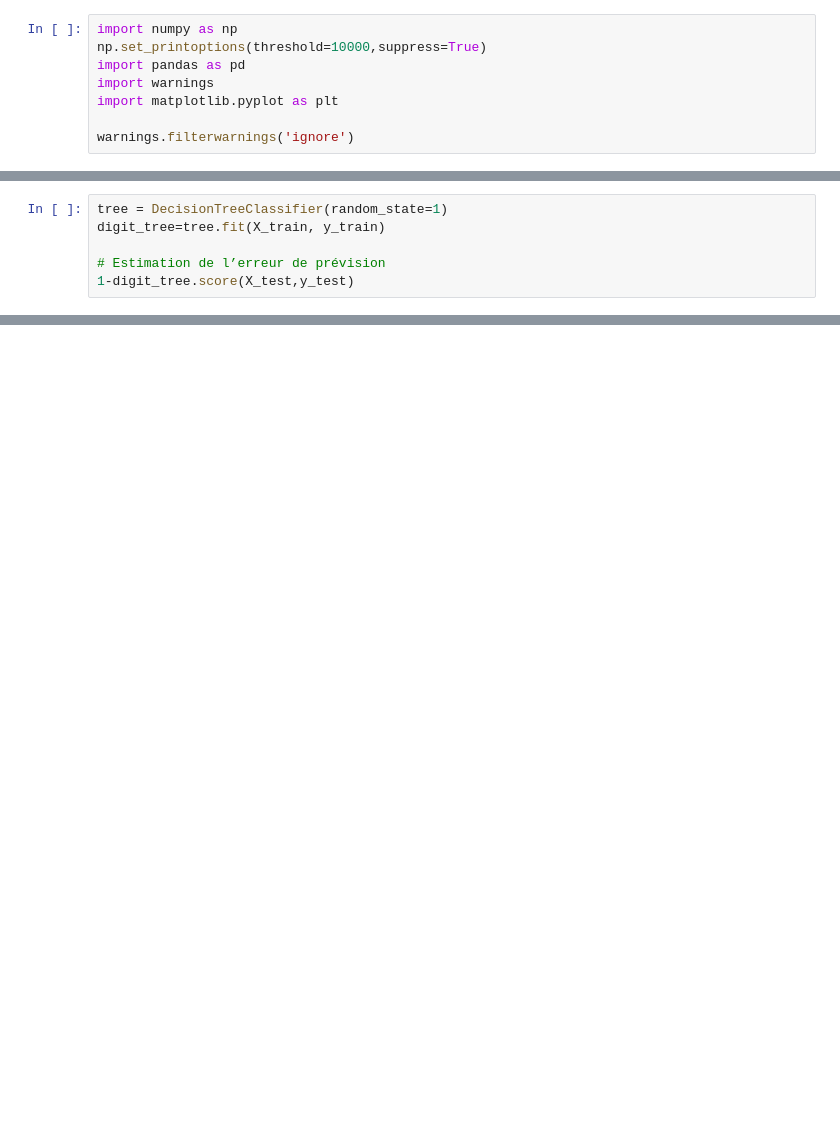
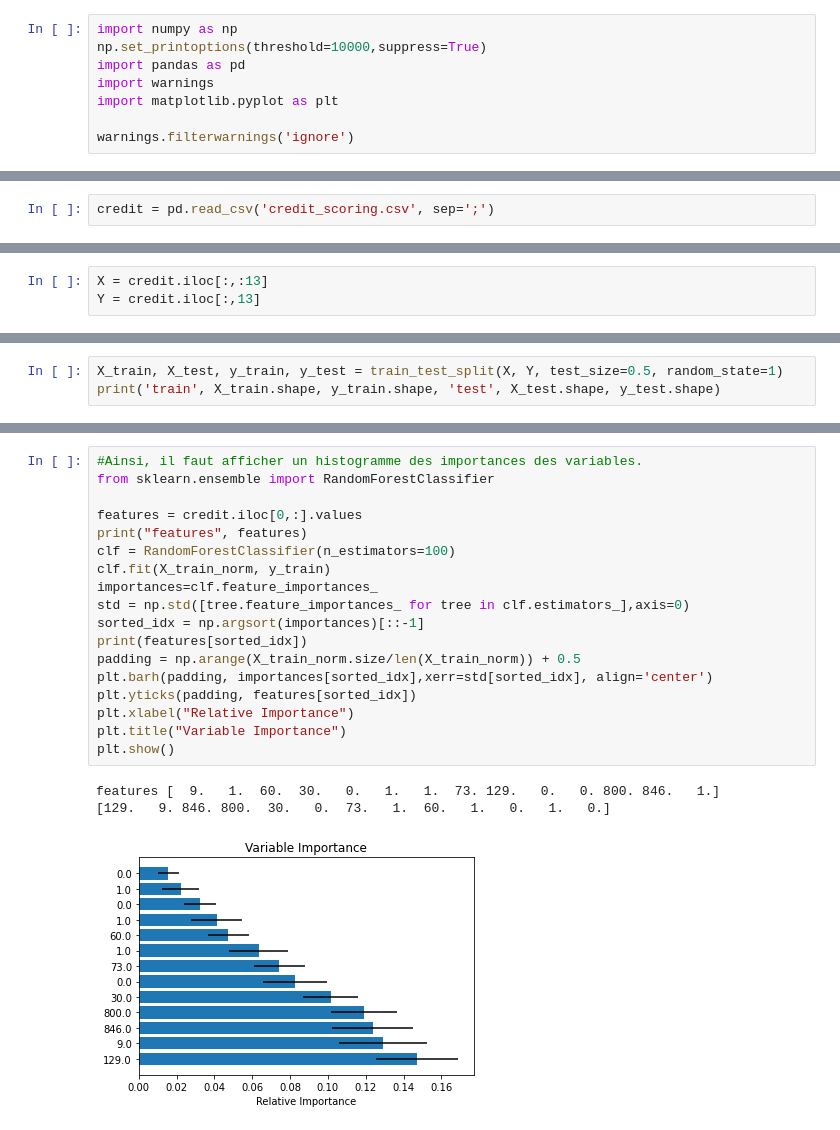
Before and after one commit to Affadine/credit_scoring, a Jupyter notebook: TP-SA-HAMAT_GLASS.ipynb, the cells around one changed output, grey strips where cells are left out. Saved outputs shown, nothing was run; the diff lists cells and outputs as text; blank space fills up the shorter version.

Commit message:
Selection variable

```diff
--- a/TP-SA-HAMAT_GLASS.ipynb
+++ b/TP-SA-HAMAT_GLASS.ipynb
@@ -50,6 +8,0 @@ from sklearn.tree import DecisionTreeClassifier
-# %%
-tree = DecisionTreeClassifier(random_state=1)
-digit_tree=tree.fit(X_train, y_train)
-
-# Estimation de l’erreur de prévision
-1-digit_tree.score(X_test,y_test)
@@ -238,0 +9,2 @@ Perceptron multi couches avec ACP  : Accuracy   77.51 Precision 83.01
+# %%
+credit = pd.read_csv('credit_scoring.csv', sep=';')
@@ -238,0 +20,3 @@ Perceptron multi couches avec ACP  : Accuracy   77.51 Precision 83.01
+# %%
+X = credit.iloc[:,:13]
+Y = credit.iloc[:,13]
@@ -238,0 +36,3 @@ Perceptron multi couches avec ACP  : Accuracy   77.51 Precision 83.01
+# %%
+X_train, X_test, y_train, y_test = train_test_split(X, Y, test_size=0.5, random_state=1)
+print('train', X_train.shape, y_train.shape, 'test', X_test.shape, y_test.shape)
@@ -238,0 +132,22 @@ Perceptron multi couches avec ACP  : Accuracy   77.51 Precision 83.01
+# %%
+#Ainsi, il faut afficher un histogramme des importances des variables.
+from sklearn.ensemble import RandomForestClassifier
+
+features = credit.iloc[0,:].values
+print("features", features)
+clf = RandomForestClassifier(n_estimators=100)
+clf.fit(X_train_norm, y_train)
+importances=clf.feature_importances_
+std = np.std([tree.feature_importances_ for tree in clf.estimators_],axis=0)
+sorted_idx = np.argsort(importances)[::-1]
+print(features[sorted_idx])
+padding = np.arange(X_train_norm.size/len(X_train_norm)) + 0.5
+plt.barh(padding, importances[sorted_idx],xerr=std[sorted_idx], align='center')
+plt.yticks(padding, features[sorted_idx])
+plt.xlabel("Relative Importance")
+plt.title("Variable Importance")
+plt.show()
+# %% [output]
+features [  9.   1.  60.  30.   0.   1.   1.  73. 129.   0.   0. 800. 846.   1.]
+[129.   9. 846. 800.  30.   0.  73.   1.  60.   1.   0.   1.   0.]
+[figure, added]
```
Also changed, not shown: parts of 33 cells of this notebook.
